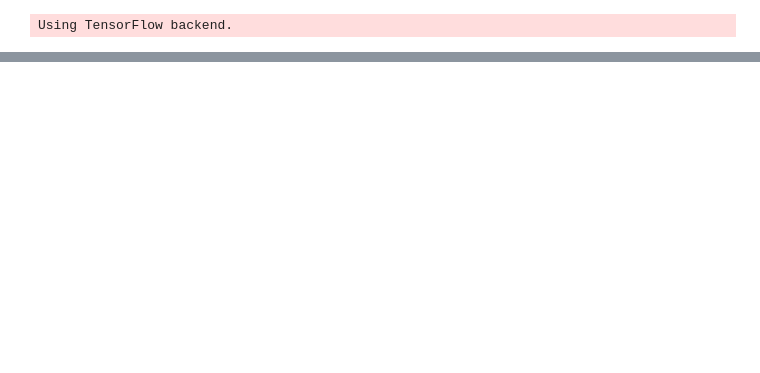
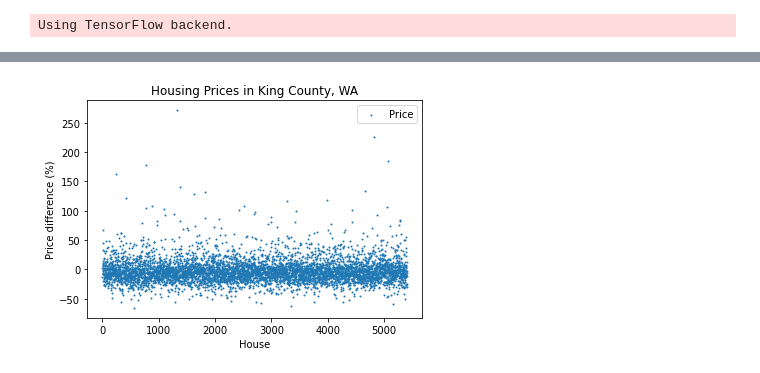
Before and after one commit to msiddalingaiah/MachineLearning, a Jupyter notebook: Regression/DeepHousingModel.ipynb, the cells around one changed output, grey strips where cells are left out. Cells and saved outputs as stored; diff of their text form; code cells hidden in the pictures; blank space fills up the shorter version.

```diff
--- a/Regression/DeepHousingModel.ipynb
+++ b/Regression/DeepHousingModel.ipynb
@@ -141,0 +108,11 @@ ValueError: x and y must be the same size
+# %%
+delta = 100*(y_pred.squeeze() - y_test)/y_test
+index = [i for i in range(len(delta))]
+plt.scatter(range(len(delta)), delta, label="Price", s=1.0)
+plt.title("Housing Prices in King County, WA")
+plt.xlabel("House")
+plt.ylabel("Price difference (%)")
+plt.legend()
+plt.show()
+# %% [output]
+[figure, added]
```
Also changed, not shown: parts of 12 cells of this notebook.
